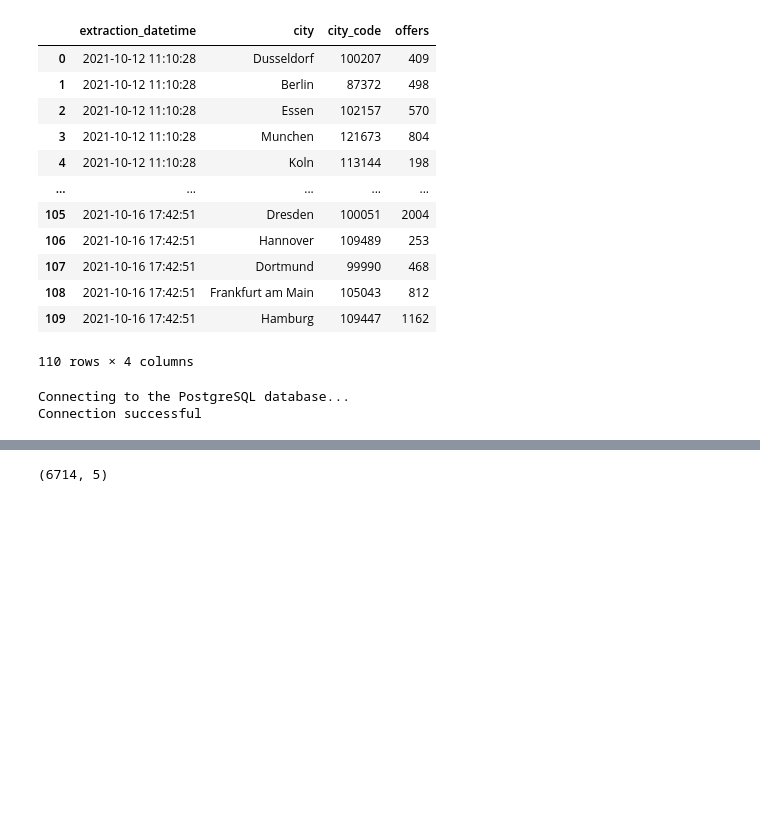
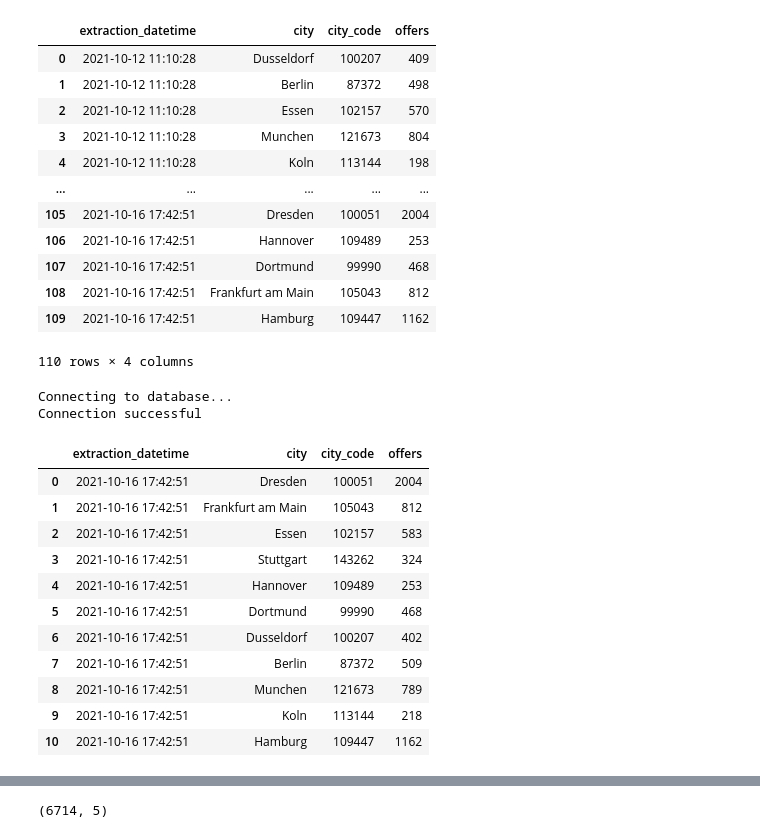
Before and after one commit to felipedmnq/rent-houses--germany, a Jupyter notebook: utils/get_data_from_psql.ipynb, the cells around one changed output, grey strips where cells are left out. Drawn from its saved outputs; the diff is of its cells as text; code cells hidden in the pictures; blank space fills up the shorter version.

```diff
--- a/utils/get_data_from_psql.ipynb
+++ b/utils/get_data_from_psql.ipynb
@@ -52,6 +52,7 @@ df
 # %%
 import os
 import re
+import sys
 import math
 import requests
 import psycopg2
@@ -68,9 +69,19 @@ import psycopg2.extras as extras
 from sqlalchemy import create_engine
 from get_offers_by_city import connect
 
+# Create log folder if not exists
+if not os.path.exists('Logs'):
+    os.makedirs('Logs')
 
-# connection to database
-conn = connect(config())
+logging.basicConfig(
+    filename='Logs/get_offer_ids.txt',
+    format='%(asctime)s - %(levelname)s - %(name)s - %(message)s',
+    datefmt='%Y-%m_%d %H:%M:%S',
+    level=logging.DEBUG
+)
+
+logger = logging.getLogger('get_offer_ids')
+
 
 def get_data_from_db(conn):
     '''Get the latest number os offers for each city.
@@ -90,12 +101,13 @@ def get_data_from_db(conn):
 
     # get infos from the database
     query = '''
-        SELECT TAIL(11) FROM offers_qtt_by_city
+        SELECT * FROM offers_qtt_by_city ORDER BY extraction_datetime DESC LIMIT 11
     '''
 
     cursor.execute(query)
     result = cursor.fetchall()
-    df = pd.DataFrame(result)
+    #df = pd.DataFrame(result)
+    df = pd.DataFrame(result, columns=['extraction_datetime', 'city', 'city_code', 'offers'])
 
     # get only the latest values
     #df = df.tail(11)
@@ -129,6 +141,7 @@ def get_offer_ids(df, save=False):
         offers = df.loc[c]['offers']
 
         print(f'Getting offer ids for {city}...')
+        logger.info(f'Getting offer ids for {city}...')
 
         # get all offers ids for haus und wohnung in each city
 
@@ -155,6 +168,7 @@ def get_offer_ids(df, save=False):
                         if opt == 2:
                             ids_list.append({'extraction_datetime': now, 'offer_id': offers_list_1page[i].find('a')['data-object-id'], 'city': city, 'city_code': city_code, 'type': 'haus'})
                     except:
+                        logger.error(f'Error - id:{i}')
                         pass
                 sleep(randint(1, 2))
         sleep(randint(1, 5))
@@ -182,9 +196,10 @@ def load_offer_ids(df_ids, conn):
     try:
         cursor.execute(query1)
         conn.commit()
+        logger.info('Old table droped')
         print(f'Deleted {table_name} table.')
     except (Exception, psycopg2.DatabaseError) as error:
-        #logger.error(f"Error: {error}")
+        logger.error(f"Error: {error}")
         print(f"Error: {error}")
         conn.rollback()
         cursor.close()
@@ -199,9 +214,10 @@ def load_offer_ids(df_ids, conn):
     try:
         cursor.execute(query2)
         conn.commit()
+        logger.info('New table created')
         print('Recreated all_offer_ids table.')
     except (Exception, psycopg2.DatabaseError) as error:
-        #logger.error(f"Error: {error}")
+        logger.error(f"Error: {error}")
         print(f"Error: {error}")
         conn.rollback()
         cursor.close()
@@ -215,18 +231,52 @@ def load_offer_ids(df_ids, conn):
     try:
         extras.execute_values(cursor, query3, tuples)
         conn.commit()
+        logger.info(f'{table_name} uptodate')
         print(f'{table_name} table is uptodate.')
     except (Exception, psycopg2.DatabaseError) as error:
-        #logger.error(f"Error: {error}")
+        logger.error(f"Error: {error}")
         conn.rollback()
         cursor.close()
         return 3
-    #logger.info(f"{table_name} uptodate.")
+    logger.info(f"{table_name} uptodate.")
     print(f"{table_name} uptodate.")
     cursor.close()
+
+#def main():
+#    # connection to database
+#    conn = connect(config())
+#
+#    df = get_data_from_db(conn)
+#    df_ids = get_offer_ids(df)
+#    load_offer_ids(df_ids, conn)
+#
+#    conn.close()
+#
+#if__name__=='__main__':
+#    main()
+#
-# %% [output]
-Connecting to the PostgreSQL database...
-Connection successful
+# %%
+conn = connect(config())
+
+df = get_data_from_db(conn)
+# %% [output]
+Connecting to database...
+Connection successful
+# %%
+df
+# %% [output]
+|  | extraction_datetime | city | city_code | offers |
+| 0 | 2021-10-16 17:42:51 | Dresden | 100051 | 2004 |
+| 1 | 2021-10-16 17:42:51 | Frankfurt am Main | 105043 | 812 |
+| 2 | 2021-10-16 17:42:51 | Essen | 102157 | 583 |
+| 3 | 2021-10-16 17:42:51 | Stuttgart | 143262 | 324 |
+| 4 | 2021-10-16 17:42:51 | Hannover | 109489 | 253 |
+| 5 | 2021-10-16 17:42:51 | Dortmund | 99990 | 468 |
+| 6 | 2021-10-16 17:42:51 | Dusseldorf | 100207 | 402 |
+| 7 | 2021-10-16 17:42:51 | Berlin | 87372 | 509 |
+| 8 | 2021-10-16 17:42:51 | Munchen | 121673 | 789 |
+| 9 | 2021-10-16 17:42:51 | Koln | 113144 | 218 |
+| 10 | 2021-10-16 17:42:51 | Hamburg | 109447 | 1162 |
 # %%
 df_ids = get_offer_ids(df=df)
 # %% [output]
```
Also changed, not shown: parts of 1 cell of this notebook, 1 other file.
